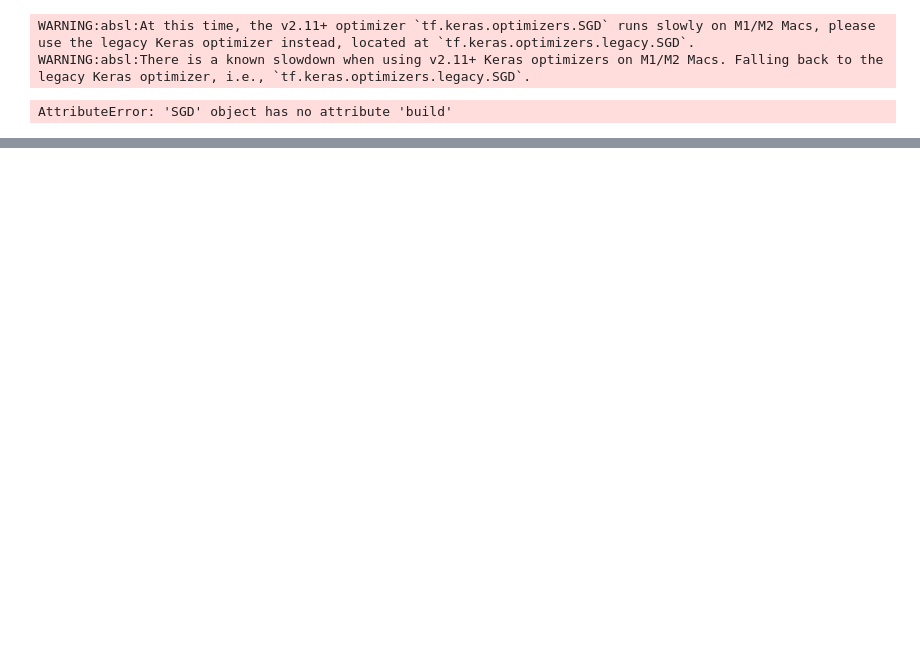
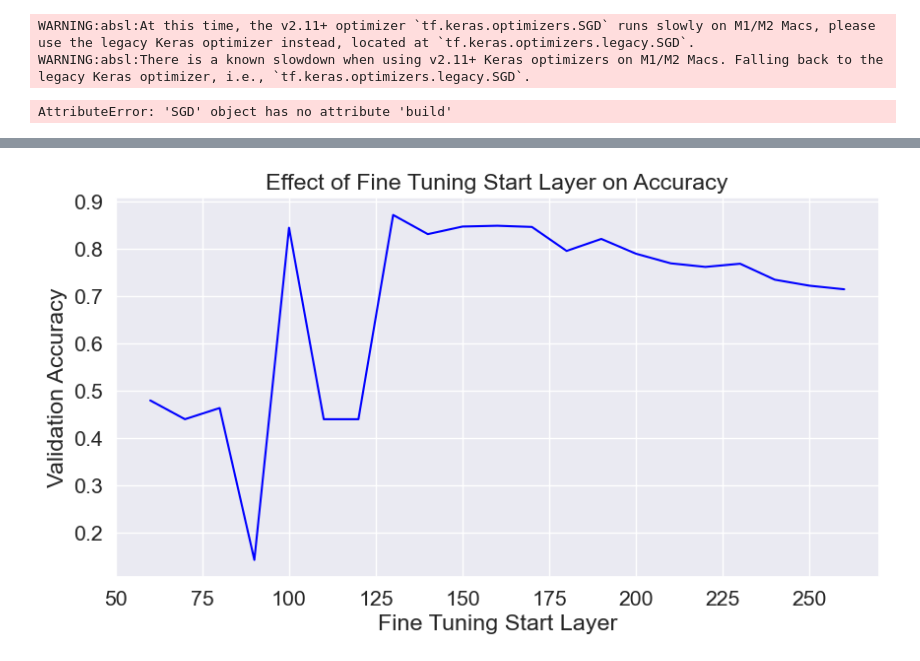
Before and after one commit to kdevoe/MobileNetV3_Breast_Cancer_Detection, a Jupyter notebook: Model_Draft_1.ipynb, the cells around one changed output, grey strips where cells are left out. Saved outputs shown, nothing was run; the diff lists cells and outputs as text; code cells hidden in the pictures; blank space fills up the shorter version.

```diff
--- a/Model_Draft_1.ipynb
+++ b/Model_Draft_1.ipynb
@@ -588,0 +621,19 @@ plt.show()
+# %%
+# Generate results from different training layers
+
+run_results = pd.read_csv('Run_Set.csv')
+
+accuracy_scores = run_results.iloc[40:61]['V10'].tolist()
+layer_starts = run_results.iloc[40:61]['fine_tune_at'].tolist()
+accuracy_scores.reverse()
+layer_starts.reverse()
+
+# Plot the results
+plt.figure(figsize=(10, 5))
+plt.plot(layer_starts, accuracy_scores, color='blue')
+plt.title('Effect of Fine Tuning Start Layer on Accuracy')
+plt.xlabel('Fine Tuning Start Layer')
+plt.ylabel('Validation Accuracy')
+plt.show()
+# %% [output]
+[figure, added]
```
Also changed, not shown: parts of 6 cells of this notebook, 1 other file.
